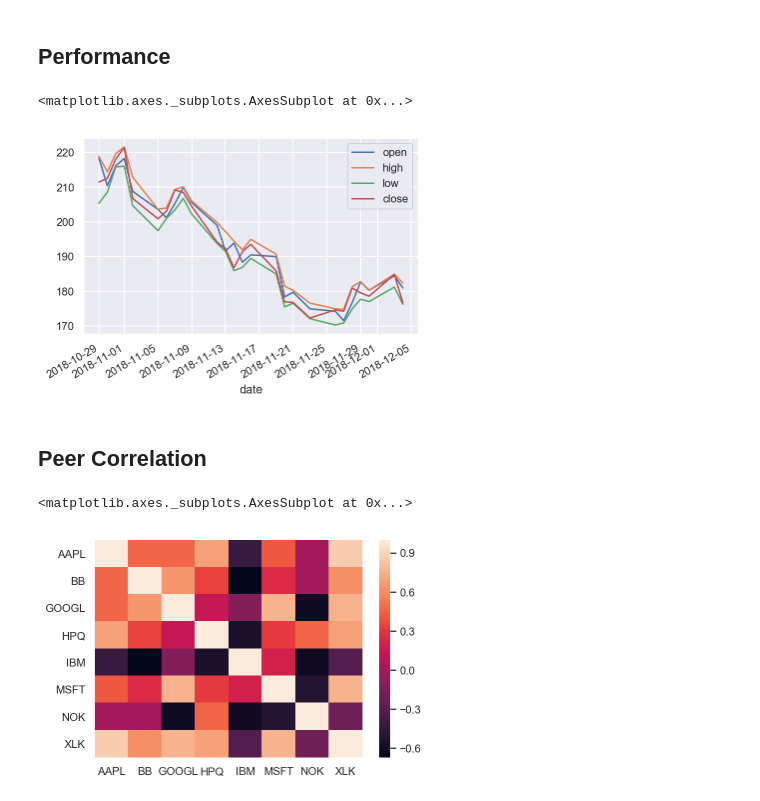
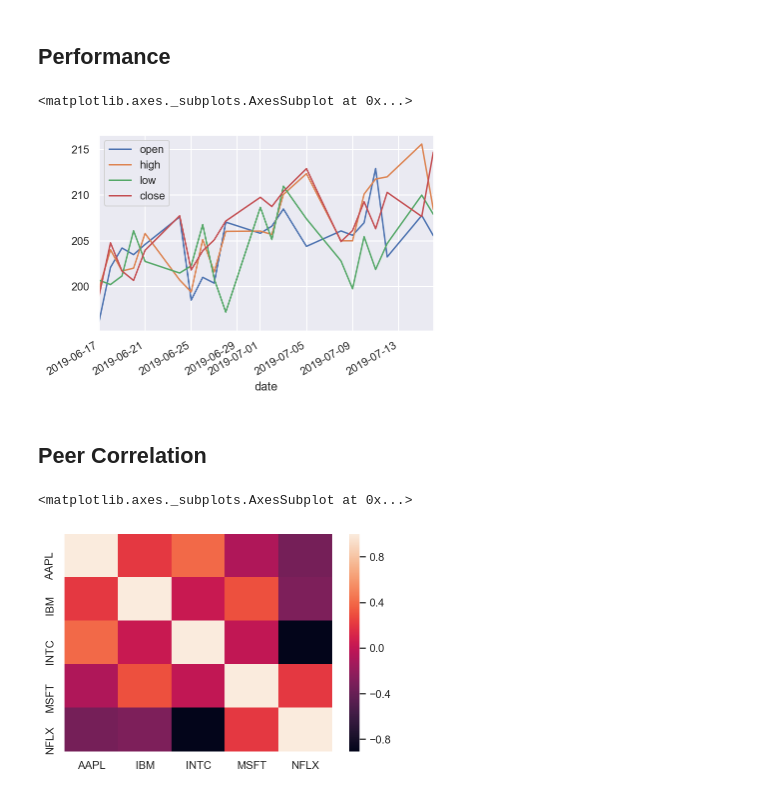
Before and after one commit to tkp-archive/paperboy, a Jupyter notebook: examples/sample.ipynb, the cells around one changed output. Drawn from its saved outputs; the diff is of its cells as text; code cells hidden in the pictures.

```diff
--- a/examples/sample.ipynb
+++ b/examples/sample.ipynb
@@ -20,20 +20,23 @@ HTML('<h2>Performance</h2>')
 # %% [output]
 Performance
 # %%
-df = pyEX.chartDF(ticker)
+c = pyEX.Client('Tpk_ecc89ddf30a611e9958142010a80043c', version='sandbox')
+df = c.chartDF(ticker)
 df[['open', 'high', 'low', 'close']].plot()
 # %% [output]
 <matplotlib.axes._subplots.AxesSubplot at 0x...>
-[figure, old version]
+[figure, new version]
 # %%
 HTML('<h2>Peer Correlation</h2>')
 # %% [output]
 Peer Correlation
 # %%
-peers = pyEX.peers(ticker)
-to_merge = {x: pyEX.chartDF(x) for x in peers}
+peers = c.peers(ticker)
+# doest work for test
+peers = ['AAPL', 'IBM', 'NFLX', 'MSFT', 'INTC']
+to_merge = {x: c.chartDF(x) for x in peers}
 to_merge.update({ticker: df})
-all = sorted(peers + [ticker])
+all = sorted(list(set(peers + [ticker])))
 rets = pd.concat(to_merge)
 rets = rets.unstack(0)['changePercent'][all]
 rets = rets.corr()
@@ -41,4 +44,4 @@ rets['symbol'] = rets.index
 sns.heatmap(rets.corr())
 # %% [output]
 <matplotlib.axes._subplots.AxesSubplot at 0x...>
-[figure, old version]
+[figure, new version]
```
Also changed, not shown: 19 other files.
